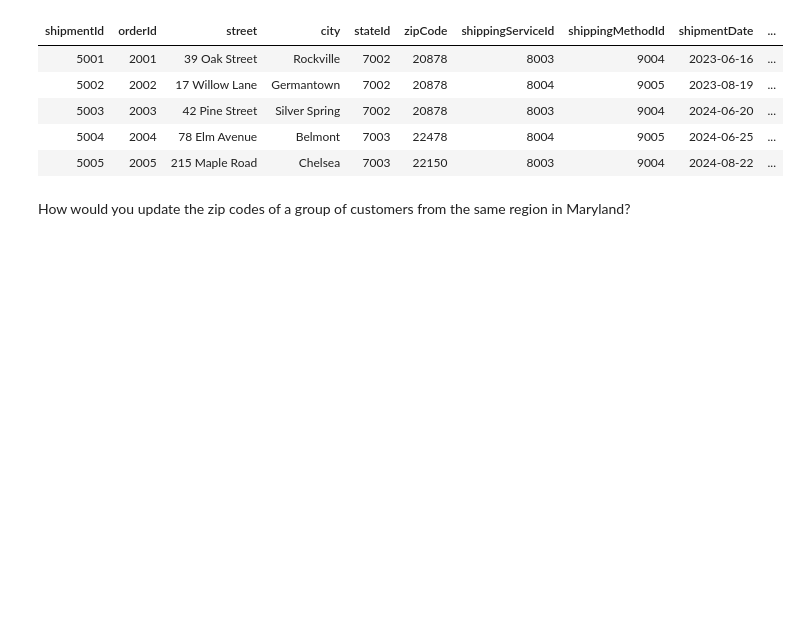
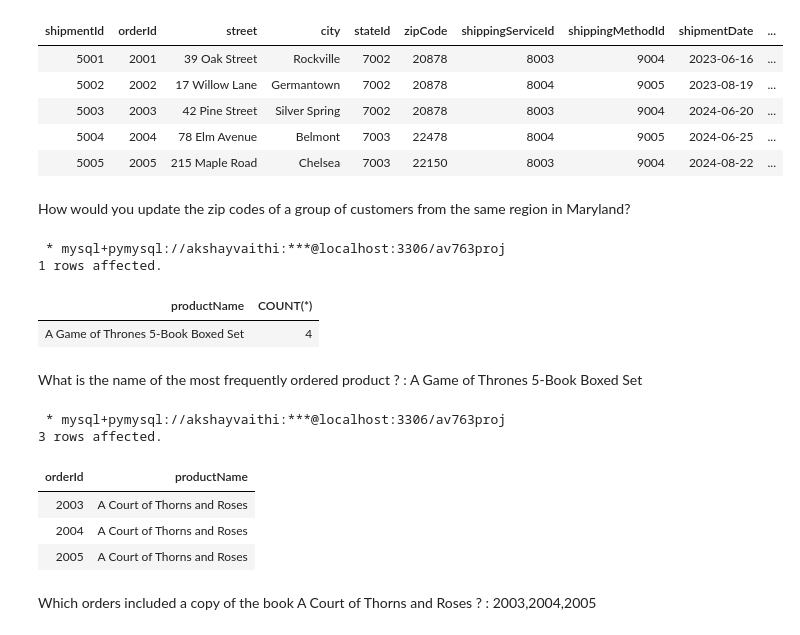
Before and after one commit to akshayvaithi/E-Commerce-Database-Project, a Jupyter notebook: eCommerceDatabase.ipynb, the cells around one changed output. Cells and saved outputs as stored; diff of their text form; code cells hidden in the pictures; blank space fills up the shorter version.

```diff
--- a/eCommerceDatabase.ipynb
+++ b/eCommerceDatabase.ipynb
@@ -484,3 +484,29 @@ query = """
 | 5005 | 2005 | 215 Maple Road | Chelsea | 7003 | 22150 | 8003 | 9004 | 2024-08-22 | ... |
 # %% [markdown]
 How would you update the zip codes of a group of customers from the same region in Maryland?
+# %%
+query = """
+
+"""
+%sql {query} SELECT productName, COUNT(*) FROM Products INNER JOIN itemsInOrder ON Products.productId=itemsInOrder.productId GROUP BY productName ORDER BY COUNT(*) DESC LIMIT 1
+# %% [output]
+ * mysql+pymysql://akshayvaithi:***@localhost:3306/av763proj
+1 rows affected.
+| productName | COUNT(*) |
+| A Game of Thrones 5-Book Boxed Set | 4 |
+# %% [markdown]
+What is the name of the most frequently ordered product ? : A Game of Thrones 5-Book Boxed Set
+# %%
+query = """
+
+"""
+%sql {query} SELECT orderId,productName FROM Products INNER JOIN itemsInOrder ON Products.productId=itemsInOrder.productId WHERE productName='A Court of Thorns and Roses'
+# %% [output]
+ * mysql+pymysql://akshayvaithi:***@localhost:3306/av763proj
+3 rows affected.
+| orderId | productName |
+| 2003 | A Court of Thorns and Roses |
+| 2004 | A Court of Thorns and Roses |
+| 2005 | A Court of Thorns and Roses |
+# %% [markdown]
+Which orders included a copy of the book A Court of Thorns and Roses ? : 2003,2004,2005
```
Also changed, not shown: parts of 1 cell of this notebook.
